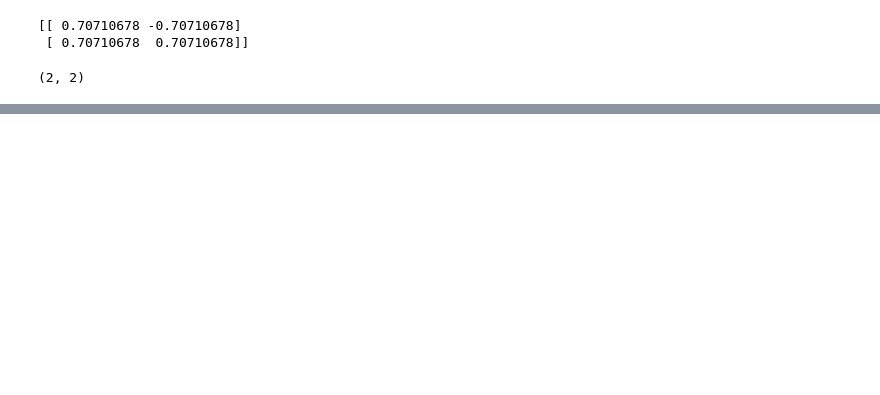
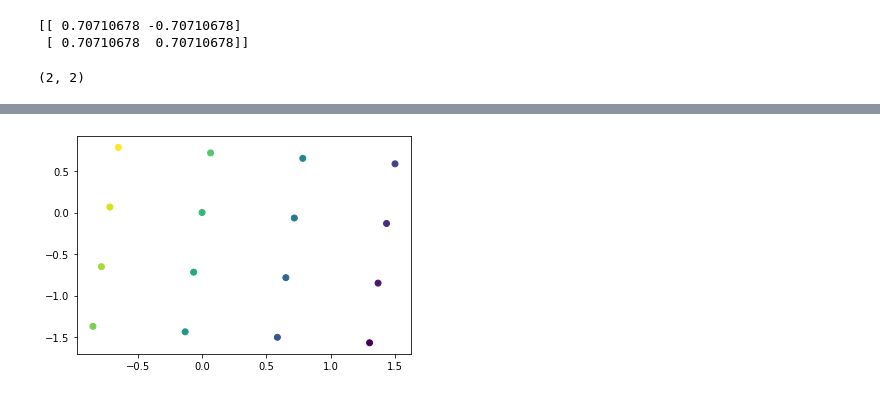
Before and after one commit to roatienza/ml, a Jupyter notebook: linear_algebra/notebook/transform.ipynb, the cells around one changed output, grey strips where cells are left out. Cells and saved outputs as stored; diff of their text form; code cells hidden in the pictures; blank space fills up the shorter version.

```diff
--- a/linear_algebra/notebook/transform.ipynb
+++ b/linear_algebra/notebook/transform.ipynb
@@ -104,0 +133,6 @@ has a new set of coordinates:
+# %%
+lamb = np.random.rand(1)[0]
+theta = math.pi*np.random.rand(1)[0]
+T = lamb*np.array([[math.cos(theta), -math.sin(theta)],[math.sin(theta), math.cos(theta)]])
+print("theta:", theta)
+print("lambda:", lamb)
@@ -104,0 +142,5 @@ has a new set of coordinates:
+# %%
+a = np.reshape(a, (16,2))
+c = T.dot(a.T)
+c = c.T
+print(c)
@@ -104,0 +164,10 @@ has a new set of coordinates:
+# %%
+x = c[:,0]
+y = c[:,1]
+x = np.reshape(x, (-1,1))
+y = np.reshape(y, (-1,1))
+plt.scatter(x, y, c=index, cmap='viridis')
+plt.savefig("similarity.png")
+plt.show()
+# %% [output]
+[figure, added]
```
Also changed, not shown: parts of 17 cells of this notebook.
